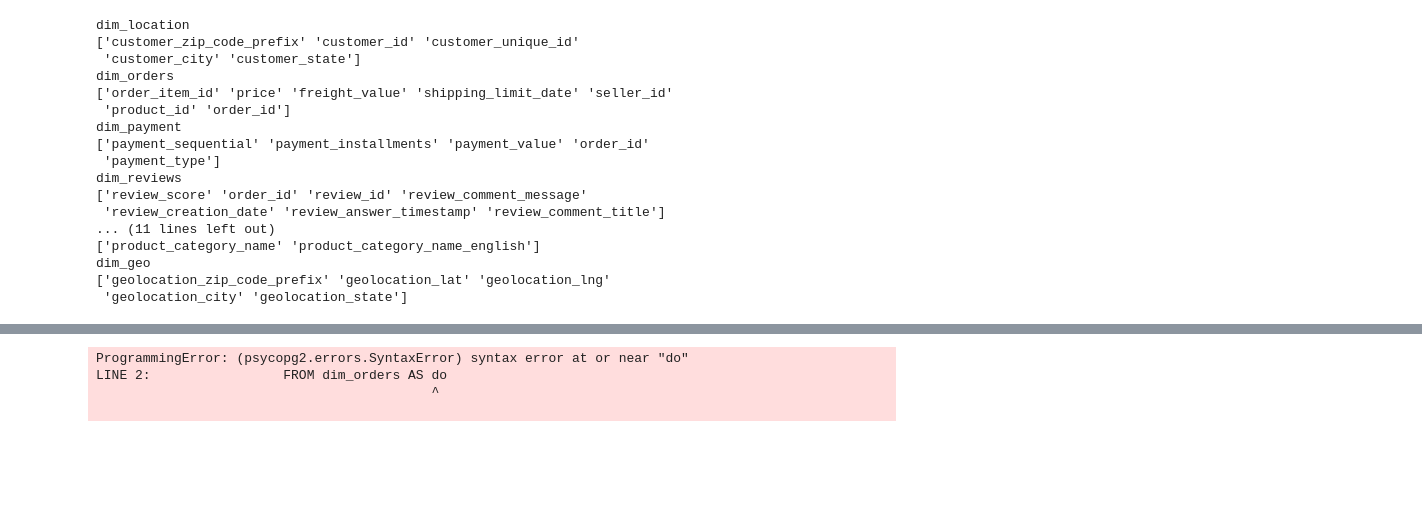
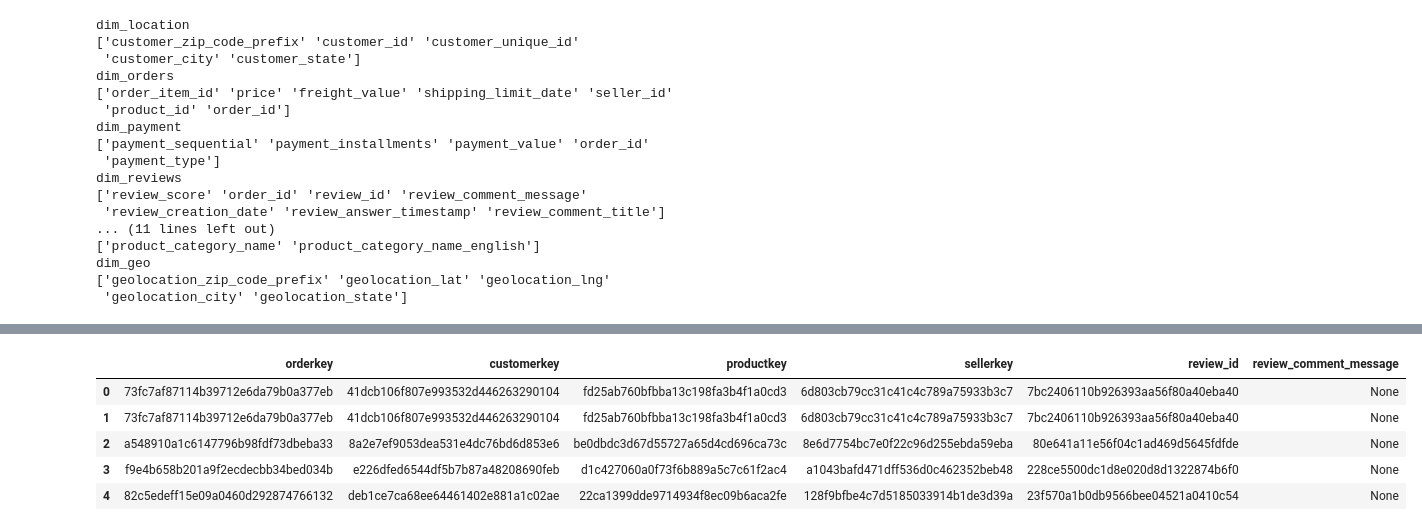
Before and after one commit to Kamalabot/moreDE, a Jupyter notebook: olistData/Olist_SchemaImplementation.ipynb, the cells around one changed output, grey strips where cells are left out. Drawn from its saved outputs; the diff is of its cells as text; code cells hidden in the pictures; blank space fills up the shorter version.

```diff
--- a/olistData/Olist_SchemaImplementation.ipynb
+++ b/olistData/Olist_SchemaImplementation.ipynb
@@ -113,13 +117,23 @@ createfact = """CREATE TABLE facttable(factkey BIGSERIAL PRIMARY KEY,
 queryTable(createfact)
 # %%
-checkquery = """SELECT order_id,product_id,seller_id
-                FROM dim_orders AS do
-                JOIN dim_process AS dp ON do.order_id = dp.order_id
+#"do" should not be used  in the aliases
+checkquery = """SELECT dm.order_id AS orderkey, dl.customer_id AS customerkey,
+                        dp.product_id AS productkey, ds.seller_id AS sellerkey,
+                        dw.review_id,
+                        dw.review_comment_message
+                FROM dim_process as dm
+                JOIN dim_location as dl ON dl.customer_id = dm.customer_id
+                JOIN dim_orders as dr ON dm.order_id = dr.order_id
+                JOIN dim_product as dp ON dr.product_id = dp.product_id
+                JOIN dim_seller as ds ON dr.seller_id = ds.seller_id
+                JOIN dim_reviews as dw ON dr.order_id = dw.order_id
                 LIMIT 5"""
 queryBase(checkquery)
 # %% [output]
-ProgrammingError: (psycopg2.errors.SyntaxError) syntax error at or near "do"
-LINE 2:                 FROM dim_orders AS do
-                                           ^
-
+|  | orderkey | customerkey | productkey | sellerkey | review_id | review_comment_message |
+| 0 | 73fc7af87114b39712e6da79b0a377eb | 41dcb106f807e993532d446263290104 | fd25ab760bfbba13c198fa3b4f1a0cd3 | 6d803cb79cc31c41c4c789a75933b3c7 | 7bc2406110b926393aa56f80a40eba40 | None |
+| 1 | 73fc7af87114b39712e6da79b0a377eb | 41dcb106f807e993532d446263290104 | fd25ab760bfbba13c198fa3b4f1a0cd3 | 6d803cb79cc31c41c4c789a75933b3c7 | 7bc2406110b926393aa56f80a40eba40 | None |
+| 2 | a548910a1c6147796b98fdf73dbeba33 | 8a2e7ef9053dea531e4dc76bd6d853e6 | be0dbdc3d67d55727a65d4cd696ca73c | 8e6d7754bc7e0f22c96d255ebda59eba | 80e641a11e56f04c1ad469d5645fdfde | None |
+| 3 | f9e4b658b201a9f2ecdecbb34bed034b | e226dfed6544df5b7b87a48208690feb | d1c427060a0f73f6b889a5c7c61f2ac4 | a1043bafd471dff536d0c462352beb48 | 228ce5500dc1d8e020d8d1322874b6f0 | None |
+| 4 | 82c5edeff15e09a0460d292874766132 | deb1ce7ca68ee64461402e881a1c02ae | 22ca1399dde9714934f8ec09b6aca2fe | 128f9bfbe4c7d5185033914b1de3d39a | 23f570a1b0db9566bee04521a0410c54 | None |
 # %%
```
Also changed, not shown: parts of 3 cells of this notebook, 1 other file.
